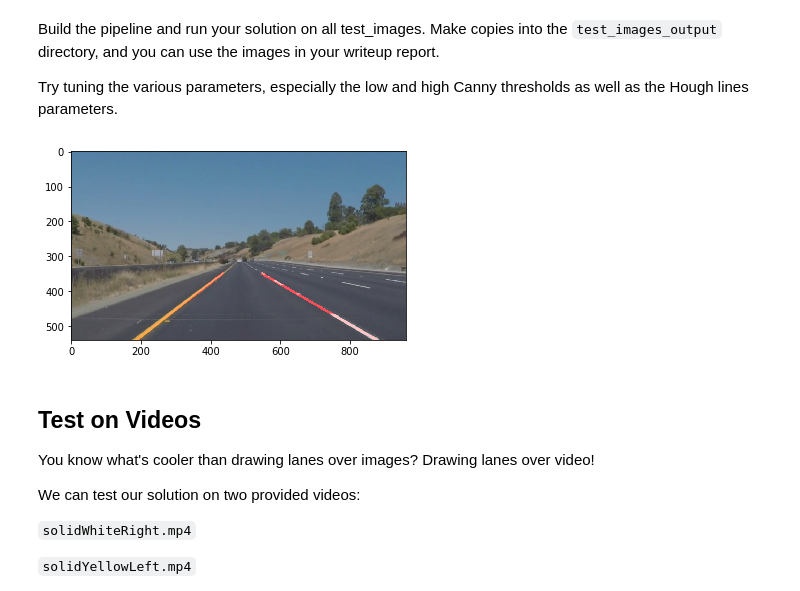
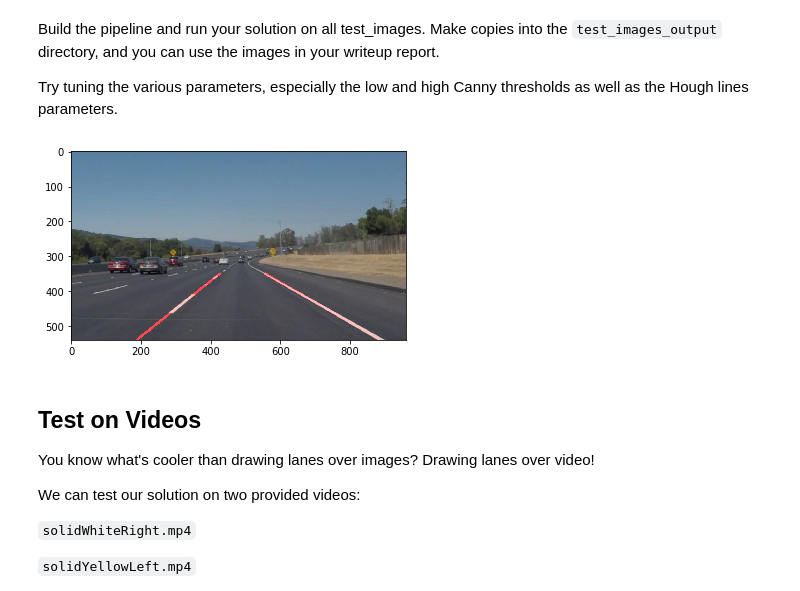
Before and after one commit to goke-epapa/CarND-LaneLines-P1, a Jupyter notebook: P1.ipynb, the cells around one changed output. Cells and saved outputs as stored; diff of their text form; code cells hidden in the pictures.

Commit message:
introduce gradient threshold and project writeup

```diff
--- a/P1.ipynb
+++ b/P1.ipynb
@@ -147,18 +147,20 @@ def draw_lines(img, lines, color=[255, 0, 0], thickness=2):
     y_left = []
     x_right = []
     y_right = []
+    slope_threshold = 0.5
     for line in lines:
         for x1, y1, x2, y2 in line:
 
             if x2 - x1 != 0:
                 slope = ((y2 - y1) / (x2 - x1))
 
-                if slope > 0:
-                    x_left += [x1, x2]
-                    y_left += [y1, y2]
-                else:
-                    x_right += [x1, x2]
-                    y_right += [y1, y2]
+                if abs(slope) > slope_threshold:
+                    if slope > 0:
+                        x_left += [x1, x2]
+                        y_left += [y1, y2]
+                    else:
+                        x_right += [x1, x2]
+                        y_right += [y1, y2]
 
     left_m, left_b = np.polyfit(x_left, y_left, 1)
     right_m, right_b = np.polyfit(x_right, y_right, 1)
@@ -241,38 +236,37 @@ def process_image(filename):
     # define parameters for canny and apply
     low_threshold = 50
     high_threshold = 300
 
     img = canny(img, low_threshold, high_threshold)
 
     # Define polygon mask
     imshape = img.shape
     vertices = np.array([[(100,imshape[0]),(380, 350), (600, 350), (900,imshape[0])]], dtype=np.int32)
     img = region_of_interest(img, vertices)
 
     # Hough transform
     rho = 1 # distance resolution in pixels of the Hough grid
     theta = np.pi/270 # angular resolution in radians of the Hough grid
     threshold = 15   # minimum number of votes (intersections in Hough grid cell)
     min_line_len = 10 # minimum number of pixels making up a line
     max_line_gap = 140 # maximum gap in pixels between connectable line segments
 
     img = hough_lines(img, rho, theta, threshold, min_line_len, max_line_gap)
 
     # draw lines
     img = weighted_img(img, initial_img)
 
     # Save image
     plt.imsave("test_images_output/" + filename, img)
 
     plt.imshow(img)
     return
 
-for image in images:
-      process_image(image)
-
-#process_image("whiteCarLaneSwitch.jpg")
+# for image in images:
+#       process_image(image)
+process_image('solidWhiteCurve.jpg')
 # %% [output]
-[figure, old version]
+[figure, new version]
 # %% [markdown]
 ## Test on Videos
 
```
Also changed, not shown: parts of 5 cells of this notebook, 8 other files.
